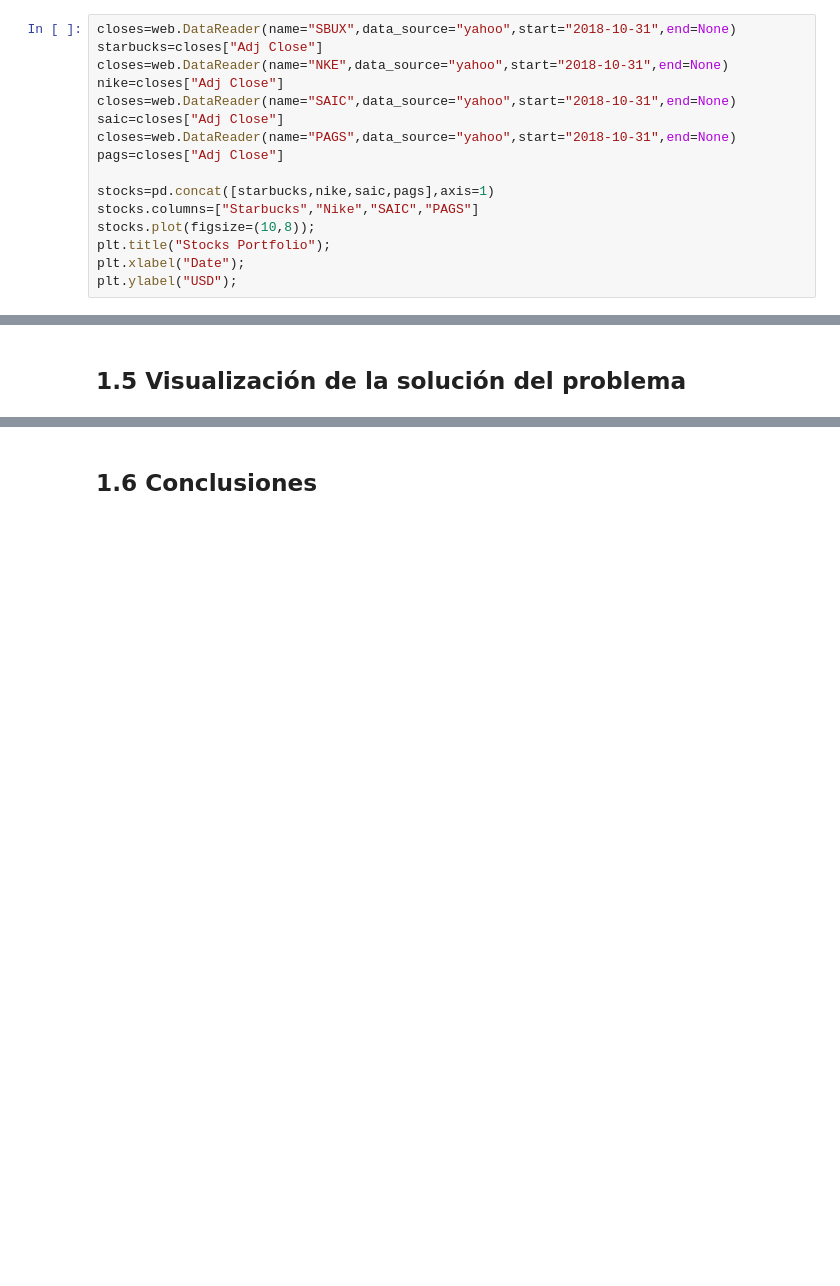
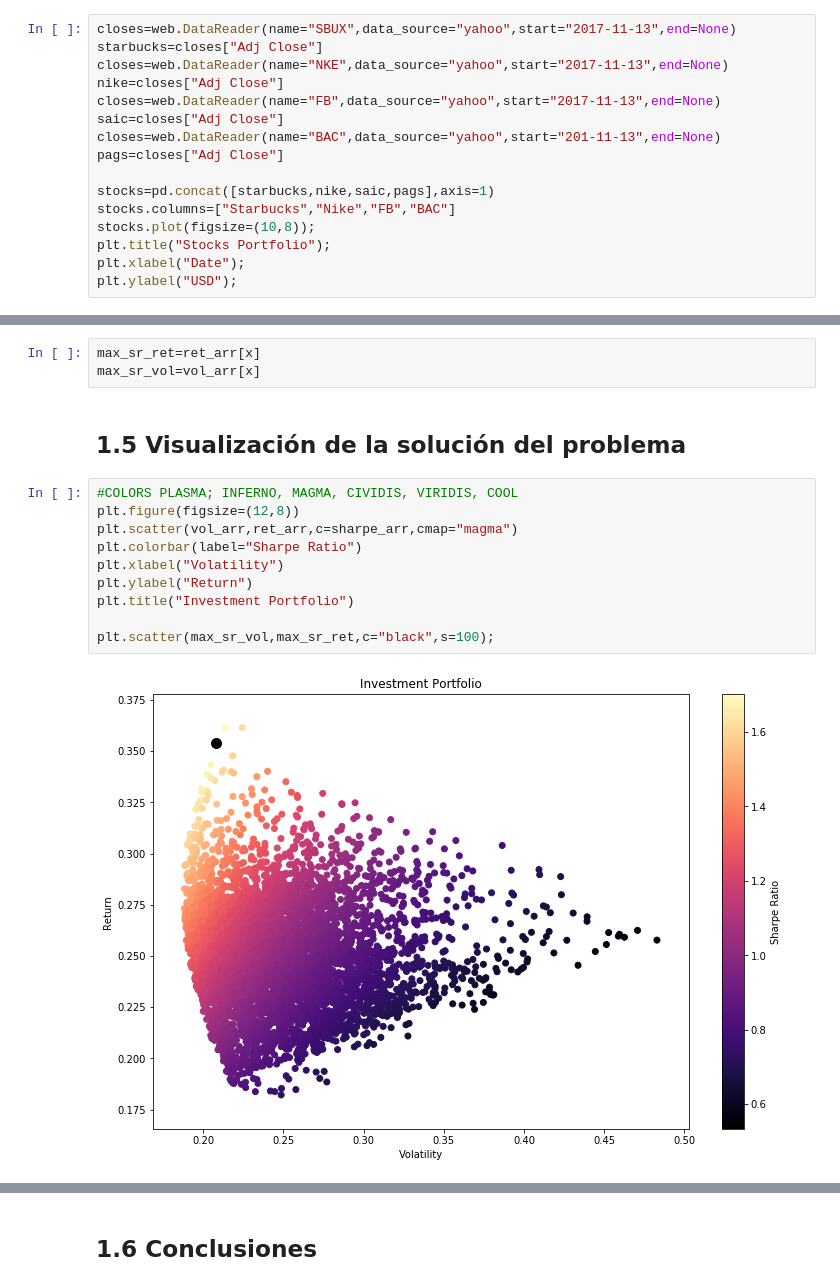
Before and after one commit to diegolazareno/PM2_LopezD_DiazA_GonzalezC, a Jupyter notebook: PM2_LópezD_GonzálezC_DíazA.ipynb, the cells around one changed output, grey strips where cells are left out. Drawn from its saved outputs; the diff is of its cells as text; blank space fills up the shorter version.

```diff
--- a/PM2_LópezD_GonzálezC_DíazA.ipynb
+++ b/PM2_LópezD_GonzálezC_DíazA.ipynb
@@ -53,17 +53,17 @@ import pandas_datareader as web
 import matplotlib.pyplot as plt
 %matplotlib inline
 # %%
-closes=web.DataReader(name="SBUX",data_source="yahoo",start="2018-10-31",end=None)
+closes=web.DataReader(name="SBUX",data_source="yahoo",start="2017-11-13",end=None)
 starbucks=closes["Adj Close"]
-closes=web.DataReader(name="NKE",data_source="yahoo",start="2018-10-31",end=None)
+closes=web.DataReader(name="NKE",data_source="yahoo",start="2017-11-13",end=None)
 nike=closes["Adj Close"]
-closes=web.DataReader(name="SAIC",data_source="yahoo",start="2018-10-31",end=None)
+closes=web.DataReader(name="FB",data_source="yahoo",start="2017-11-13",end=None)
 saic=closes["Adj Close"]
-closes=web.DataReader(name="PAGS",data_source="yahoo",start="2018-10-31",end=None)
+closes=web.DataReader(name="BAC",data_source="yahoo",start="201-11-13",end=None)
 pags=closes["Adj Close"]
 
 stocks=pd.concat([starbucks,nike,saic,pags],axis=1)
-stocks.columns=["Starbucks","Nike","SAIC","PAGS"]
+stocks.columns=["Starbucks","Nike","FB","BAC"]
 stocks.plot(figsize=(10,8));
 plt.title("Stocks Portfolio");
 plt.xlabel("Date");
@@ -117,2 +125,17 @@ x=sharpe_arr.argmax()
+# %%
+max_sr_ret=ret_arr[x]
+max_sr_vol=vol_arr[x]
 # %% [markdown]
 ## 1.5 Visualización de la solución del problema
+# %%
+#COLORS PLASMA; INFERNO, MAGMA, CIVIDIS, VIRIDIS, COOL
+plt.figure(figsize=(12,8))
+plt.scatter(vol_arr,ret_arr,c=sharpe_arr,cmap="magma")
+plt.colorbar(label="Sharpe Ratio")
+plt.xlabel("Volatility")
+plt.ylabel("Return")
+plt.title("Investment Portfolio")
+
+plt.scatter(max_sr_vol,max_sr_ret,c="black",s=100);
+# %% [output]
+[figure, added]
```
Also changed, not shown: parts of 11 cells of this notebook.
